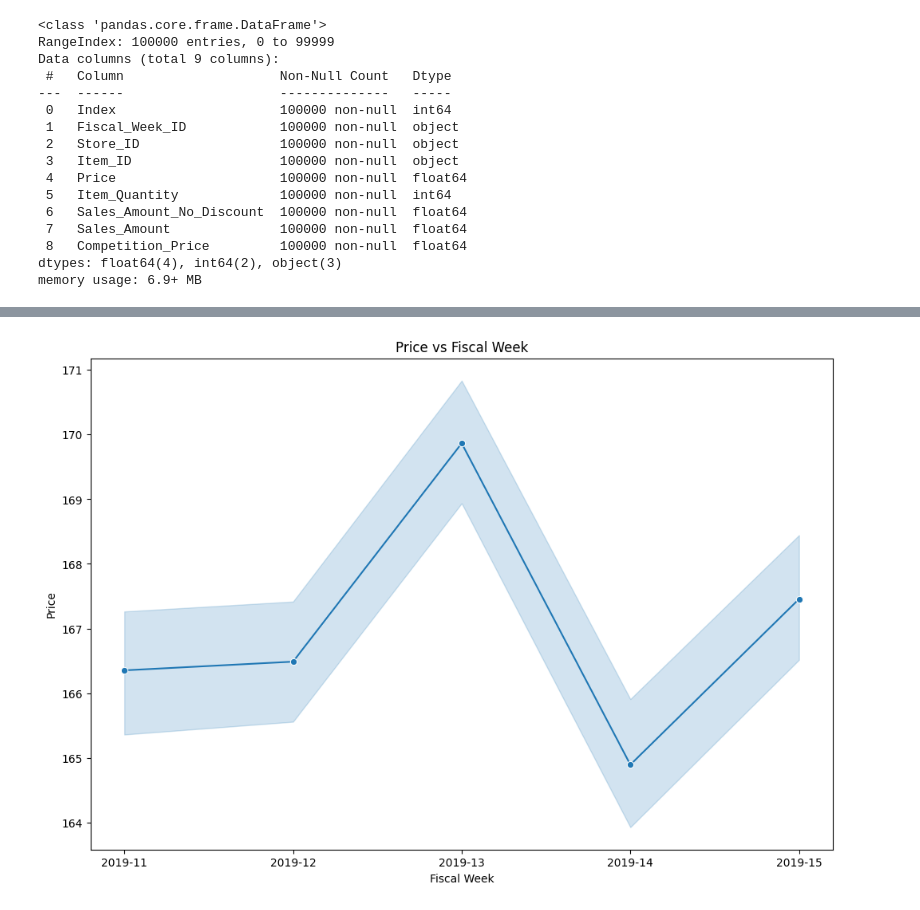
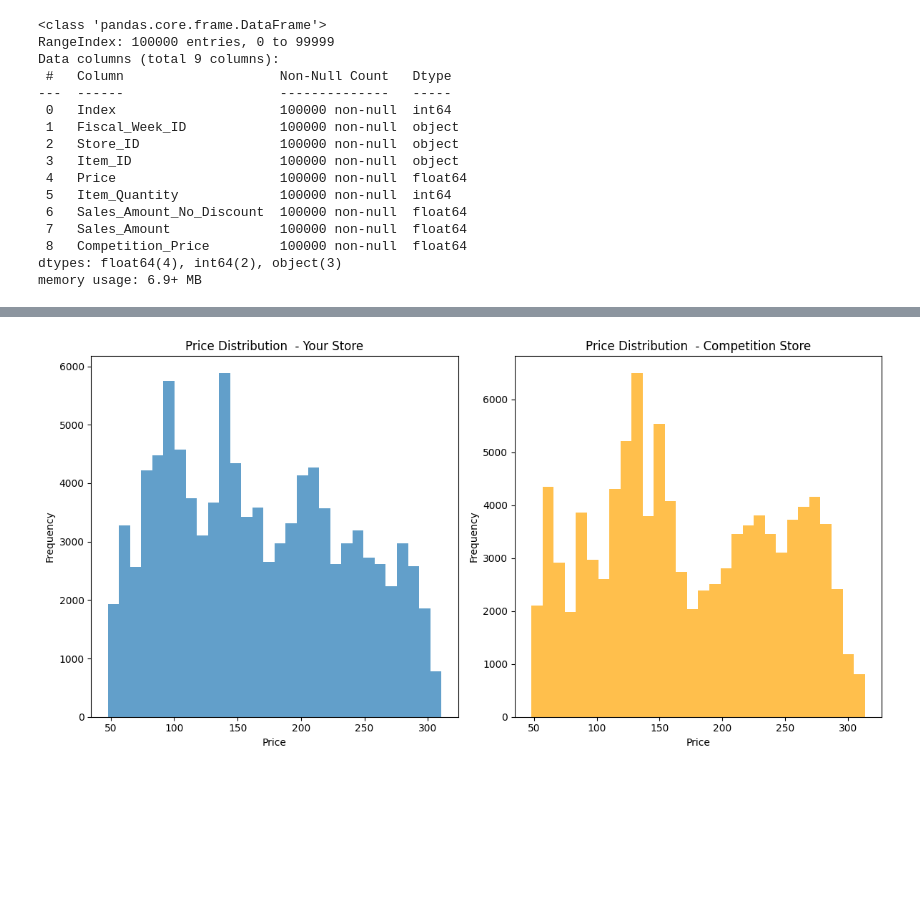
Before and after one commit to ayuri1512/Data-Science-Projects, a Jupyter notebook: price_optimization_case_study.ipynb, the cells around one changed output, grey strips where cells are left out. Saved outputs shown, nothing was run; the diff lists cells and outputs as text; code cells hidden in the pictures; blank space fills up the shorter version.

```diff
--- a/price_optimization_case_study.ipynb
+++ b/price_optimization_case_study.ipynb
@@ -16,5 +20,5 @@ Saving Competition_Data.csv to Competition_Data.csv
 # %%
-df = pd.read_csv("Competition_Data.csv")
+df = pd.read_csv("/content/drive/MyDrive/DS/Datasets/Competition_Data.csv")
 # %%
 df.head()
 # %% [output]
@@ -56,7 +61,3 @@ Data columns (total 9 columns):
  8   Competition_Price         100000 non-null  float64
 dtypes: float64(4), int64(2), object(3)
 memory usage: 6.9+ MB
-# %%
-df.replace('?', np.nan, inplace=True)
-null_values = df.isnull().sum()
-print(null_values)
@@ -171,9 +64,19 @@ plt.show()
-# %%
-plt.figure(figsize=(12, 8))
-sns.lineplot(x = "Fiscal_Week_ID", y = "Price", data = df, marker="o")
-plt.title('Price vs Fiscal Week')
-plt.xlabel('Fiscal Week')
-plt.ylabel('Price')
-plt.show()
-# %% [output]
-[figure, removed]
+# %%
+plt.figure(figsize=(12, 6))
+
+plt.subplot(1, 2, 1)
+plt.hist(df['Price'], bins = 30, alpha = 0.7, label = 'Your Store')
+plt.title('Price Distribution  - Your Store')
+plt.xlabel('Price')
+plt.ylabel('Frequency')
+
+plt.subplot(1, 2, 2)
+plt.hist(df['Competition_Price'], bins = 30, alpha = 0.7, color = 'orange', label = 'Competition Store')
+plt.title('Price Distribution  - Competition Store')
+plt.xlabel('Price')
+plt.ylabel('Frequency')
+
+plt.tight_layout()
+plt.show()
+# %% [output]
+[figure, added]
```
Also changed, not shown: parts of 15 cells of this notebook.
